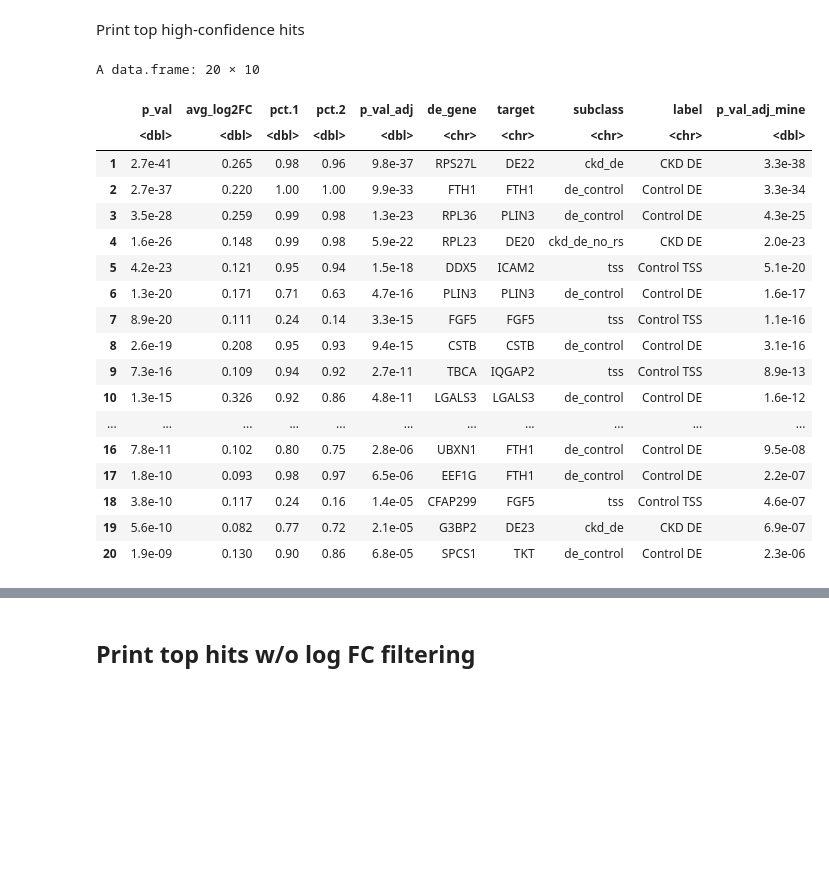
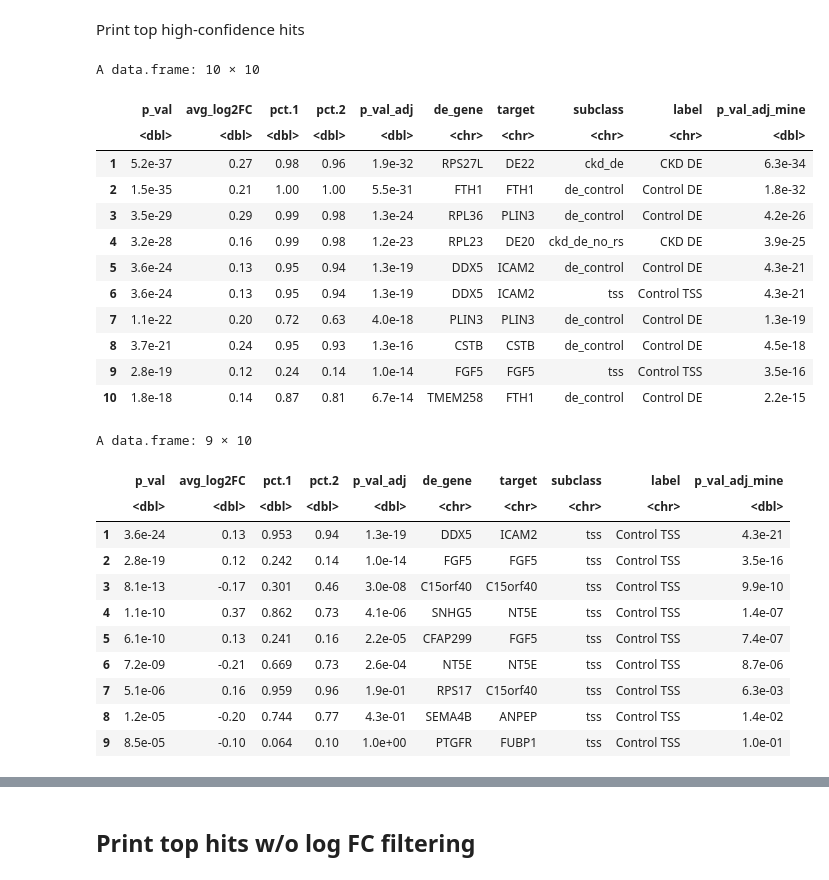
Before and after one commit to ucsf-lgr/ckd-workflow, a Jupyter notebook: secondary/04_DE_by_target_Only_Neigbors.ipynb, the cells around one changed output, grey strips where cells are left out. Saved outputs shown, nothing was run; the diff lists cells and outputs as text; code cells hidden in the pictures; blank space fills up the shorter version.

```diff
--- a/secondary/04_DE_by_target_Only_Neigbors.ipynb
+++ b/secondary/04_DE_by_target_Only_Neigbors.ipynb
@@ -132,6 +132,9 @@ for(i in seq_along(libraries)){
 }
 names(seurat_libs) <- libraries
 # %%
+cat(red("Using 3x threshold"))
+THRESHOLD_MULTIPLIER = 3
+
 perturbed_cells_by_guide = list()
 
 for(i in 1:nrow(df_thresholds)){
@@ -140,7 +143,7 @@ for(i in 1:nrow(df_thresholds)){
     # Loop over libraries
     for(lib in libraries){
         seurat_lib = seurat_libs[[lib]]
-        threshold = df_thresholds[i, lib]
+        threshold = THRESHOLD_MULTIPLIER * df_thresholds[i, lib]
         #cat(blue(guide, lib, threshold, "\n"))
         cells_in_lib = Cells(seurat_lib)
         sgrna_counts = seurat_lib[['sgRNA']]@counts
@@ -234,4 +232,6 @@ A data.frame: 1 × 3
 # Find neighbors of targets
 # %%
 genes_in_assay = rownames(seurat_rna[['RNA']]@counts)
-m <- useMart('ensembl', dataset='hsapiens_gene_ensembl') # create a mart object
+options(timeout=100000)
+mart <- useEnsembl(biomart = "genes", dataset = "hsapiens_gene_ensembl", mirror="useast")
+#m <- useMart('ensembl', dataset='hsapiens_gene_ensembl') # create a mart object
@@ -239,7 +241,7 @@ m <- useMart('ensembl', dataset='hsapiens_gene_ensembl') # create a mart object
 source('/home/vsevim/prj/workflows/ckd/secondary/helper_functions_for_diffex.r')
 control_targets = unique(filter(df_guide, subclass=='tss' | subclass == 'de_control')[,c('alias')])
 
-df_target_coords <- getBM(mart=m, attributes=c('hgnc_symbol', 'description', 'chromosome_name',
+df_target_coords <- getBM(mart=mart, attributes=c('hgnc_symbol', 'description', 'chromosome_name',
                                  'start_position', 'end_position', 'strand',
                                  'ensembl_gene_id'),
                         filters = 'hgnc_symbol', values = control_targets)
@@ -277,7 +279,7 @@ df_targets = unique(filter(df_guide, class=='targeting')[,c('alias','gene','subc
 df_neighbor_de = NULL
 test_use = "LR" #"MAST"  #"wilcox" "LR"
 guides_to_skip = c()  #c("DE6", "DE15")
-logfc_threshold = 0.01
+logfc_threshold = 0.10
 
 for(i in 1:nrow(df_targets)) {
     target          = df_targets[i,'alias']
@@ -447,24 +742,33 @@ Warning message:
 # %% [markdown]
 Print top high-confidence hits
 # %%
-df_neighbor_de %>% filter(avg_log2FC > 0) %>% arrange(p_val_adj_mine) %>% head(20)
+df_neighbor_de %>% filter(avg_log2FC > 0) %>% arrange(p_val_adj_mine) %>% head(10)
 # %% [output]
-A data.frame: 20 × 10
+A data.frame: 10 × 10
 |  | p_val | avg_log2FC | pct.1 | pct.2 | p_val_adj | de_gene | target | subclass | label | p_val_adj_mine |
 |  | <dbl> | <dbl> | <dbl> | <dbl> | <dbl> | <chr> | <chr> | <chr> | <chr> | <dbl> |
-| 1 | 2.7e-41 | 0.265 | 0.98 | 0.96 | 9.8e-37 | RPS27L | DE22 | ckd_de | CKD DE | 3.3e-38 |
-| 2 | 2.7e-37 | 0.220 | 1.00 | 1.00 | 9.9e-33 | FTH1 | FTH1 | de_control | Control DE | 3.3e-34 |
-| 3 | 3.5e-28 | 0.259 | 0.99 | 0.98 | 1.3e-23 | RPL36 | PLIN3 | de_control | Control DE | 4.3e-25 |
-| 4 | 1.6e-26 | 0.148 | 0.99 | 0.98 | 5.9e-22 | RPL23 | DE20 | ckd_de_no_rs | CKD DE | 2.0e-23 |
-| 5 | 4.2e-23 | 0.121 | 0.95 | 0.94 | 1.5e-18 | DDX5 | ICAM2 | tss | Control TSS | 5.1e-20 |
-| 6 | 1.3e-20 | 0.171 | 0.71 | 0.63 | 4.7e-16 | PLIN3 | PLIN3 | de_control | Control DE | 1.6e-17 |
-| 7 | 8.9e-20 | 0.111 | 0.24 | 0.14 | 3.3e-15 | FGF5 | FGF5 | tss | Control TSS | 1.1e-16 |
-| 8 | 2.6e-19 | 0.208 | 0.95 | 0.93 | 9.4e-15 | CSTB | CSTB | de_control | Control DE | 3.1e-16 |
-| 9 | 7.3e-16 | 0.109 | 0.94 | 0.92 | 2.7e-11 | TBCA | IQGAP2 | tss | Control TSS | 8.9e-13 |
-| 10 | 1.3e-15 | 0.326 | 0.92 | 0.86 | 4.8e-11 | LGALS3 | LGALS3 | de_control | Control DE | 1.6e-12 |
-| ... | ... | ... | ... | ... | ... | ... | ... | ... | ... | ... |
-| 16 | 7.8e-11 | 0.102 | 0.80 | 0.75 | 2.8e-06 | UBXN1 | FTH1 | de_control | Control DE | 9.5e-08 |
-| 17 | 1.8e-10 | 0.093 | 0.98 | 0.97 | 6.5e-06 | EEF1G | FTH1 | de_control | Control DE | 2.2e-07 |
-| 18 | 3.8e-10 | 0.117 | 0.24 | 0.16 | 1.4e-05 | CFAP299 | FGF5 | tss | Control TSS | 4.6e-07 |
-| 19 | 5.6e-10 | 0.082 | 0.77 | 0.72 | 2.1e-05 | G3BP2 | DE23 | ckd_de | CKD DE | 6.9e-07 |
-| 20 | 1.9e-09 | 0.130 | 0.90 | 0.86 | 6.8e-05 | SPCS1 | TKT | de_control | Control DE | 2.3e-06 |
+| 1 | 5.2e-37 | 0.27 | 0.98 | 0.96 | 1.9e-32 | RPS27L | DE22 | ckd_de | CKD DE | 6.3e-34 |
+| 2 | 1.5e-35 | 0.21 | 1.00 | 1.00 | 5.5e-31 | FTH1 | FTH1 | de_control | Control DE | 1.8e-32 |
+| 3 | 3.5e-29 | 0.29 | 0.99 | 0.98 | 1.3e-24 | RPL36 | PLIN3 | de_control | Control DE | 4.2e-26 |
+| 4 | 3.2e-28 | 0.16 | 0.99 | 0.98 | 1.2e-23 | RPL23 | DE20 | ckd_de_no_rs | CKD DE | 3.9e-25 |
+| 5 | 3.6e-24 | 0.13 | 0.95 | 0.94 | 1.3e-19 | DDX5 | ICAM2 | de_control | Control DE | 4.3e-21 |
+| 6 | 3.6e-24 | 0.13 | 0.95 | 0.94 | 1.3e-19 | DDX5 | ICAM2 | tss | Control TSS | 4.3e-21 |
+| 7 | 1.1e-22 | 0.20 | 0.72 | 0.63 | 4.0e-18 | PLIN3 | PLIN3 | de_control | Control DE | 1.3e-19 |
+| 8 | 3.7e-21 | 0.24 | 0.95 | 0.93 | 1.3e-16 | CSTB | CSTB | de_control | Control DE | 4.5e-18 |
+| 9 | 2.8e-19 | 0.12 | 0.24 | 0.14 | 1.0e-14 | FGF5 | FGF5 | tss | Control TSS | 3.5e-16 |
+| 10 | 1.8e-18 | 0.14 | 0.87 | 0.81 | 6.7e-14 | TMEM258 | FTH1 | de_control | Control DE | 2.2e-15 |
+# %%
+df_neighbor_de %>% filter((subclass == 'tss')) %>% arrange(p_val_adj_mine) %>% head(30)
+# %% [output]
+A data.frame: 9 × 10
+|  | p_val | avg_log2FC | pct.1 | pct.2 | p_val_adj | de_gene | target | subclass | label | p_val_adj_mine |
+|  | <dbl> | <dbl> | <dbl> | <dbl> | <dbl> | <chr> | <chr> | <chr> | <chr> | <dbl> |
+| 1 | 3.6e-24 | 0.13 | 0.953 | 0.94 | 1.3e-19 | DDX5 | ICAM2 | tss | Control TSS | 4.3e-21 |
+| 2 | 2.8e-19 | 0.12 | 0.242 | 0.14 | 1.0e-14 | FGF5 | FGF5 | tss | Control TSS | 3.5e-16 |
+| 3 | 8.1e-13 | -0.17 | 0.301 | 0.46 | 3.0e-08 | C15orf40 | C15orf40 | tss | Control TSS | 9.9e-10 |
+| 4 | 1.1e-10 | 0.37 | 0.862 | 0.73 | 4.1e-06 | SNHG5 | NT5E | tss | Control TSS | 1.4e-07 |
+| 5 | 6.1e-10 | 0.13 | 0.241 | 0.16 | 2.2e-05 | CFAP299 | FGF5 | tss | Control TSS | 7.4e-07 |
+| 6 | 7.2e-09 | -0.21 | 0.669 | 0.73 | 2.6e-04 | NT5E | NT5E | tss | Control TSS | 8.7e-06 |
+| 7 | 5.1e-06 | 0.16 | 0.959 | 0.96 | 1.9e-01 | RPS17 | C15orf40 | tss | Control TSS | 6.3e-03 |
+| 8 | 1.2e-05 | -0.20 | 0.744 | 0.77 | 4.3e-01 | SEMA4B | ANPEP | tss | Control TSS | 1.4e-02 |
+| 9 | 8.5e-05 | -0.10 | 0.064 | 0.10 | 1.0e+00 | PTGFR | FUBP1 | tss | Control TSS | 1.0e-01 |
```
Also changed, not shown: parts of 35 cells of this notebook, 7 other files.
